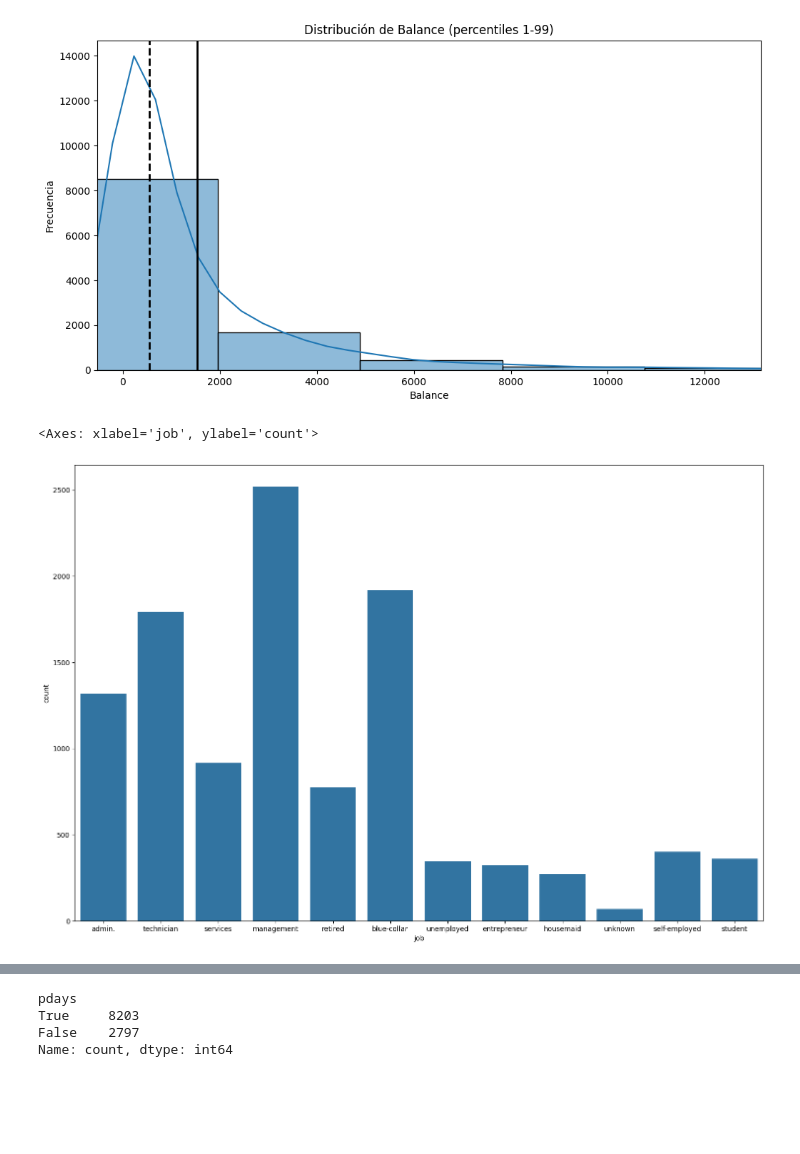
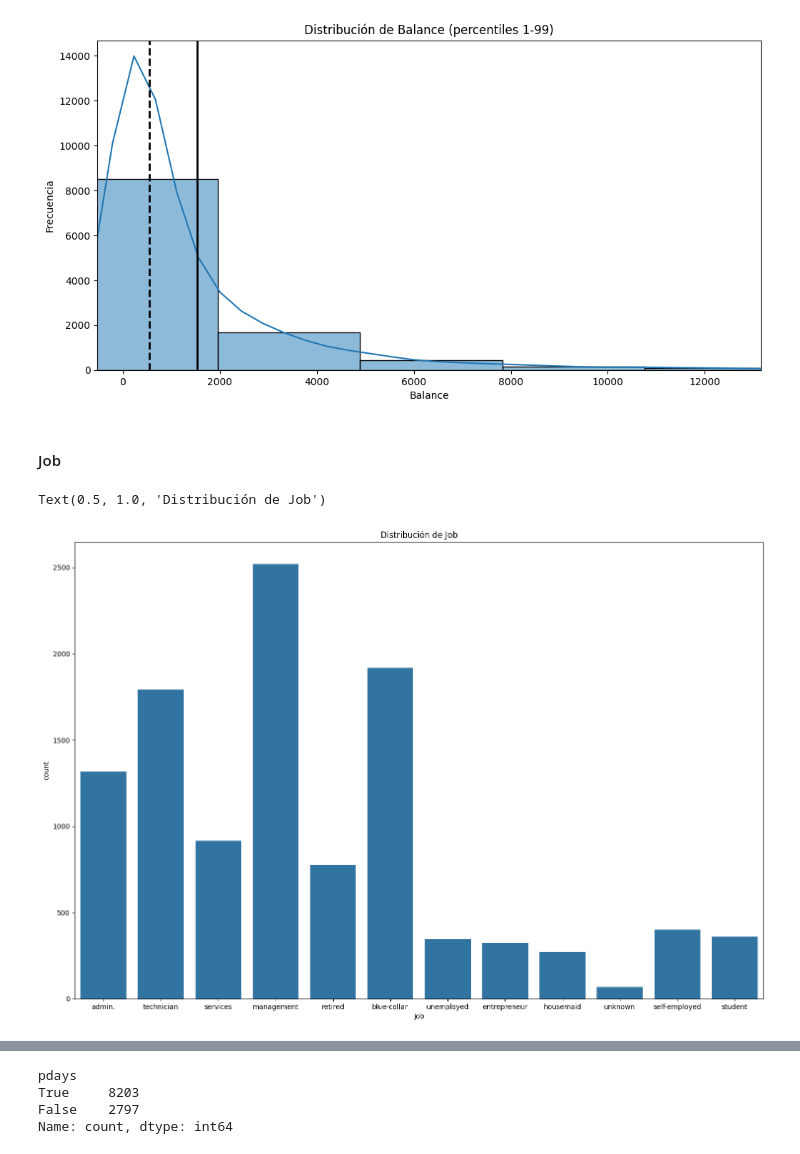
Before and after one commit to aleLobo31/UC3M_ML_P1_G26, a Jupyter notebook: notebooks/eda.ipynb, the cells around one changed output, grey strips where cells are left out. Cells and saved outputs as stored; diff of their text form; code cells hidden in the pictures; blank space fills up the shorter version.

```diff
--- a/notebooks/eda.ipynb
+++ b/notebooks/eda.ipynb
@@ -167,12 +257,15 @@ plt.title('Distribución de Balance (percentiles 1-99)')
 # %% [output]
 Text(0.5, 1.0, 'Distribución de Balance (percentiles 1-99)')
 [figure]
+# %% [markdown]
+#### Job
 # %%
 plt.figure(figsize=(18, 12))
 sns.countplot(
-    data=datos,
+    data=df,
     x='job'
 )
+plt.title("Distribución de Job")
 # %% [output]
-<Axes: xlabel='job', ylabel='count'>
+Text(0.5, 1.0, 'Distribución de Job')
-[figure, old version]
+[figure, new version]
```
Also changed, not shown: parts of 38 cells of this notebook.
